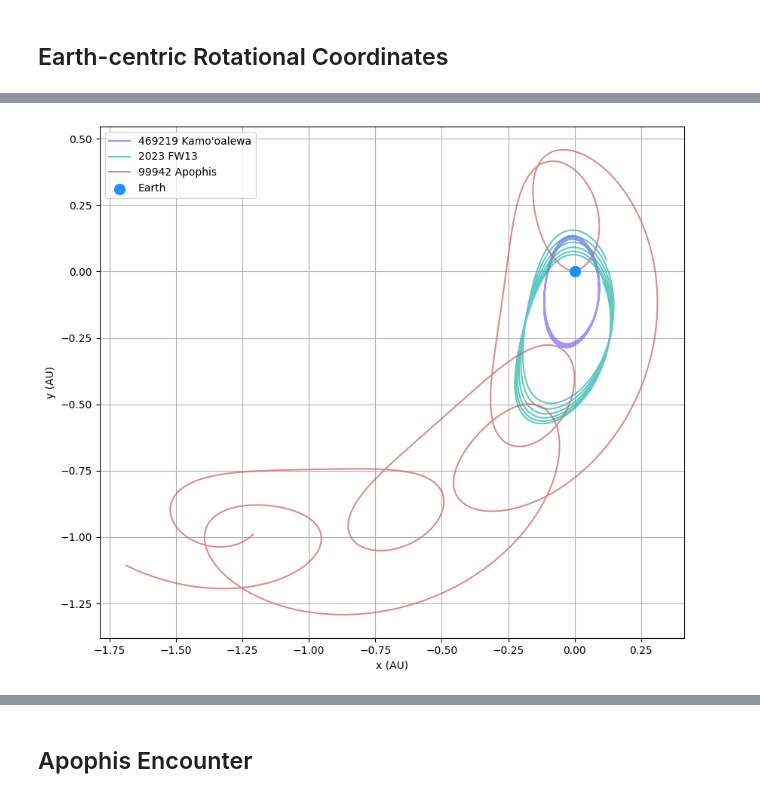
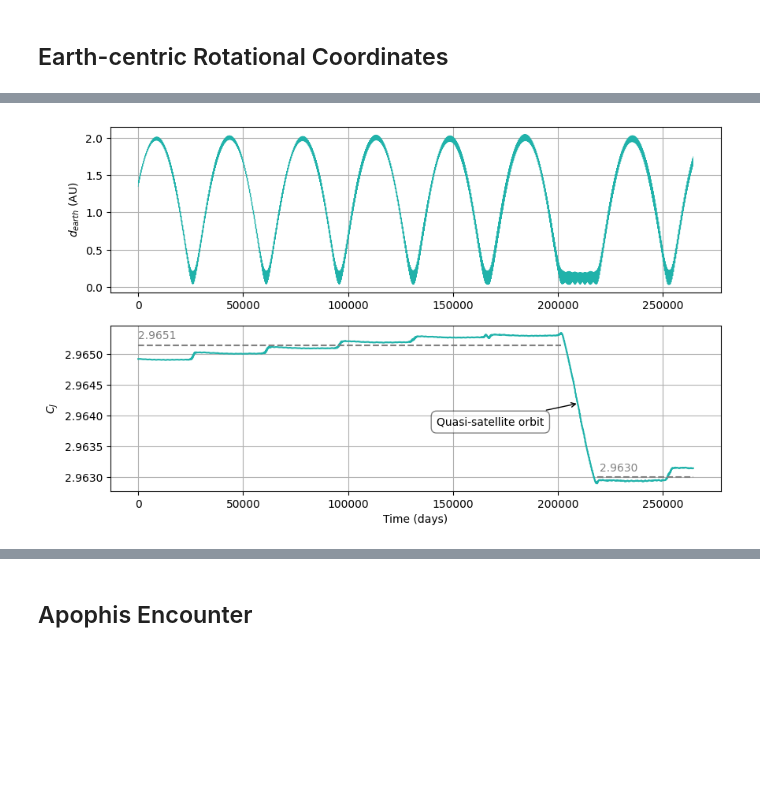
Before and after one commit to shami-momo/Workspace, a Jupyter notebook: solar_astro/NEA/NEA.ipynb, the cells around one changed output, grey strips where cells are left out. Cells and saved outputs as stored; diff of their text form; code cells hidden in the pictures; blank space fills up the shorter version.

```diff
--- a/solar_astro/NEA/NEA.ipynb
+++ b/solar_astro/NEA/NEA.ipynb
@@ -50,16 +47,13 @@ EPOCH_START_ENCOUNTER_JD = 2462239.5
 # %%
 # Load data
-col = ['time', 'long', 'x', 'y', 'z']
+col = ['time', 'long', 'x', 'y', 'z', 'vx', 'vy', 'vz']
 
-# 6 Year Long-term Simulation: 2461143.5 to 2463335.5
-r_e = pd.read_csv('General/EARTH.aei', sep='\s+', skiprows=4, names=col)
-r_k = pd.read_csv('General/KAMOOALEWA.aei', sep='\s+', skiprows=4, names=col)
-r_f = pd.read_csv('General/2023FW13.aei', sep='\s+', skiprows=4, names=col)
-r_a = pd.read_csv('General/APOPHIS.aei', sep='\s+', skiprows=4, names=col)
+# 2002 AA29 Long Term: 2634166.5 to 2650691.5
+r_aa = pd.read_csv('2002AA29/2002AA29.aei', sep='\s+', skiprows=4, names=col)
+r_e = pd.read_csv('2002AA29/EARTH.aei', sep='\s+', skiprows=4, names=col)
 
-#Apophis Encounter: 2462239.5 to 2462241.5
-start_jd_enc = 2462239.5
-r_a_enc = pd.read_csv('Apophis_encounter/APOPHIS.aei', sep='\s+', skiprows=4, names=col)
-r_e_enc = pd.read_csv('Apophis_encounter/EARTH.aei', sep='\s+', skiprows=4, names=col)
+# Apophis Encounter: 2462239.5 to 2462241.5
+r_ap_enc = pd.read_csv('Apophis/APOPHIS.aei', sep='\s+', skiprows=4, names=col)
+r_e_enc = pd.read_csv('Apophis/EARTH.aei', sep='\s+', skiprows=4, names=col)
 # %%
 # Horizons Data
@@ -120,23 +137,55 @@ plt.show()
 # %%
 # Rotational Coordinates
-x_rot_k, y_rot_k, z_rot_k = get_rotation_coords(r_k, r_e)
-x_rot_f, y_rot_f, z_rot_f = get_rotation_coords(r_f, r_e)
-x_rot_a, y_rot_a, z_rot_a = get_rotation_coords(r_a, r_e)
+x_rot_aa, y_rot_aa, z_rot_aa = get_rotation_coords(r_aa, r_e)
 
-# Rotational Coordinates Plotting
-fig, ax = plt.subplots(figsize=(10, 10))
+dist = np.sqrt(x_rot_aa**2 + y_rot_aa**2 + z_rot_aa**2)
 
-ax.plot(x_rot_k, y_rot_k, label=OBJECT['KAMOO']['name'], color=OBJECT['KAMOO']['color'], alpha=0.7, zorder=2)
-ax.plot(x_rot_f, y_rot_f, label=OBJECT['FW13']['name'], color=OBJECT['FW13']['color'], alpha=0.7, zorder=2)
-ax.plot(x_rot_a, y_rot_a, label=OBJECT['APOPHIS']['name'], color=OBJECT['APOPHIS']['color'], alpha=0.7, zorder=2)
-ax.scatter(0, 0, label=OBJECT['EARTH']['name'], color=OBJECT['EARTH']['color'], s=100, zorder=2)
+# Jacobi Constant Calculation
+cj_values = get_jacobi_constant(r_aa, r_e)
 
-ax.set_aspect('equal')
-ax.set_xlabel('x (AU)')
-ax.set_ylabel('y (AU)')
-ax.legend()
-ax.grid(True)
+# Capture Point Calculation
+idx_cap_in = np.argmax(cj_values)
+idx_cap_out = np.argmin(cj_values)
+
+t_cap_in = r_aa['time'][idx_cap_in]
+t_cap_out = r_aa['time'][idx_cap_out]
+capture_duration = t_cap_out - t_cap_in
+
+# Mean Jacobi Constant Calculation
+mask_pre_capture = r_aa['time'] < t_cap_in
+mask_post_capture = r_aa['time'] > t_cap_out
+
+cj_mean_pre = np.mean(cj_values[mask_pre_capture])
+cj_mean_post = np.mean(cj_values[mask_post_capture])
+
+# Plotting
+fig, (ax1, ax2) = plt.subplots(2, 1, figsize=(10, 6))
+
+ax1.plot(r_aa['time'], dist, color=OBJECT['2002AA29']['color'], lw=0.5)
+ax1.set_ylabel('$d_{earth}$ (AU)')
+ax1.grid(True)
+
+ax2.plot(r_aa['time'], cj_values, color=OBJECT['2002AA29']['color'])
+ax2.set_xlabel('Time (days)')
+ax2.set_ylabel('$C_J$')
+ax2.grid(True)
+label_text = 'Quasi-satellite orbit'
+ax2.annotate(label_text,
+            xy=(210000, 2.9642),
+            xytext=(-130, -20),
+            textcoords='offset points',
+            arrowprops=dict(arrowstyle='->', color='black'),
+            bbox=dict(facecolor='white', alpha=0.5, boxstyle='round,pad=0.5'),
+            zorder=4)
+
+ax2.hlines(cj_mean_pre, 0, t_cap_in,
+           colors='gray', linestyles='--', label=f'Mean $C_J$ (Pre): {cj_mean_pre:.4f}')
+ax2.hlines(cj_mean_post, t_cap_out, DURATION_2002AA29_DAYS,
+           colors='gray', linestyles='--', label=f'Mean $C_J$ (Post): {cj_mean_post:.4f}')
+
+ax2.text(0, cj_mean_pre + 0.0001, f'{cj_mean_pre:.4f}', color='gray')
+ax2.text(220000, cj_mean_post + 0.0001, f'{cj_mean_post:.4f}', color='gray')
 
 plt.show()
 # %% [output]
-[figure, old version]
+[figure, new version]
```
Also changed, not shown: parts of 11 cells of this notebook, 18 other files.
